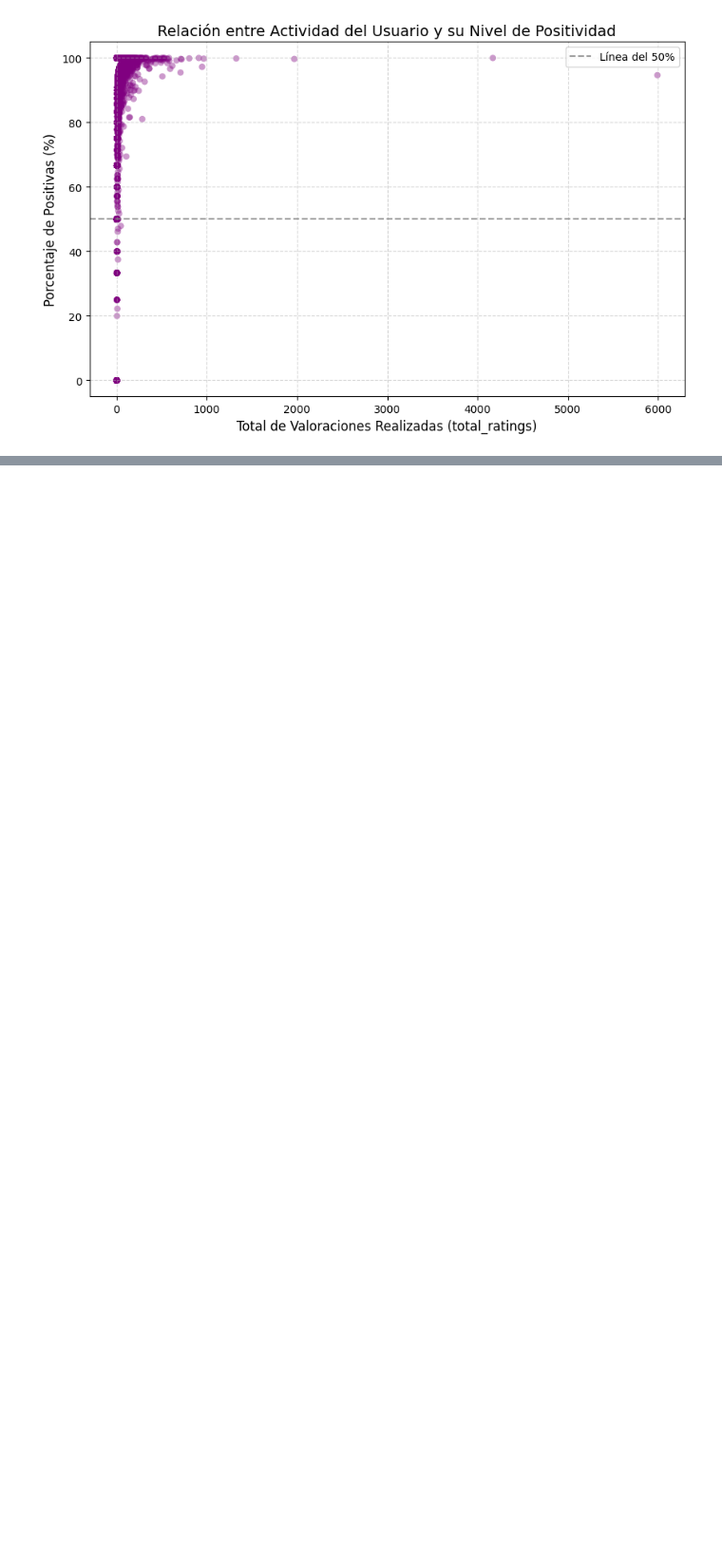
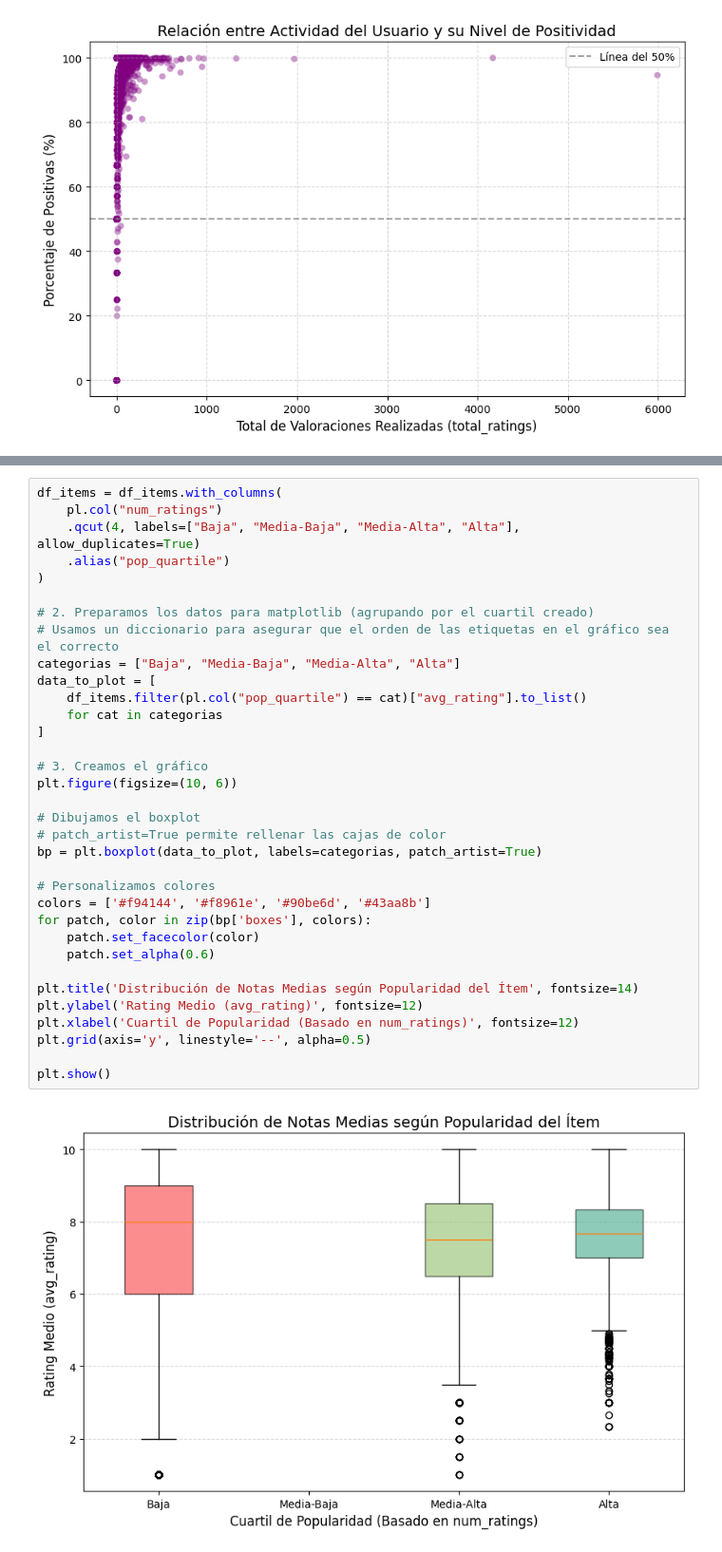
Before and after one commit to yabol02/recommender_systems, a Jupyter notebook: notebooks/eda_collaborative_filtering.ipynb, the cells around one changed output, grey strips where cells are left out. Shown at 95% size. Drawn from its saved outputs; the diff is of its cells as text; blank space fills up the shorter version.

```diff
--- a/notebooks/eda_collaborative_filtering.ipynb
+++ b/notebooks/eda_collaborative_filtering.ipynb
@@ -311,0 +389,36 @@ plt.show()
+# %%
+df_items = df_items.with_columns(
+    pl.col("num_ratings")
+    .qcut(4, labels=["Baja", "Media-Baja", "Media-Alta", "Alta"], allow_duplicates=True)
+    .alias("pop_quartile")
+)
+
+# 2. Preparamos los datos para matplotlib (agrupando por el cuartil creado)
+# Usamos un diccionario para asegurar que el orden de las etiquetas en el gráfico sea el correcto
+categorias = ["Baja", "Media-Baja", "Media-Alta", "Alta"]
+data_to_plot = [
+    df_items.filter(pl.col("pop_quartile") == cat)["avg_rating"].to_list()
+    for cat in categorias
+]
+
+# 3. Creamos el gráfico
+plt.figure(figsize=(10, 6))
+
+# Dibujamos el boxplot
+# patch_artist=True permite rellenar las cajas de color
+bp = plt.boxplot(data_to_plot, labels=categorias, patch_artist=True)
+
+# Personalizamos colores
+colors = ['#f94144', '#f8961e', '#90be6d', '#43aa8b']
+for patch, color in zip(bp['boxes'], colors):
+    patch.set_facecolor(color)
+    patch.set_alpha(0.6)
+
+plt.title('Distribución de Notas Medias según Popularidad del Ítem', fontsize=14)
+plt.ylabel('Rating Medio (avg_rating)', fontsize=12)
+plt.xlabel('Cuartil de Popularidad (Basado en num_ratings)', fontsize=12)
+plt.grid(axis='y', linestyle='--', alpha=0.5)
+
+plt.show()
+# %% [output]
+[figure, added]
```
Also changed, not shown: parts of 11 cells of this notebook.
